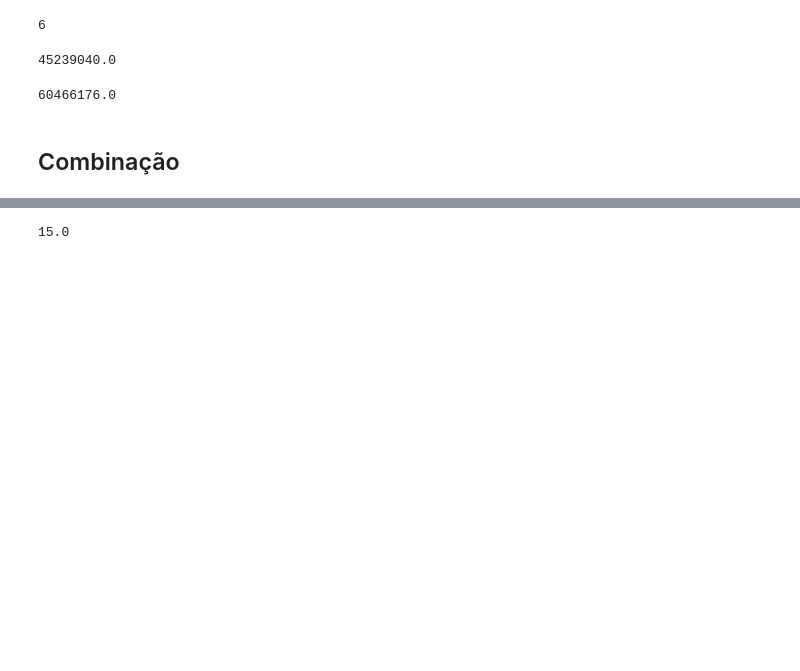
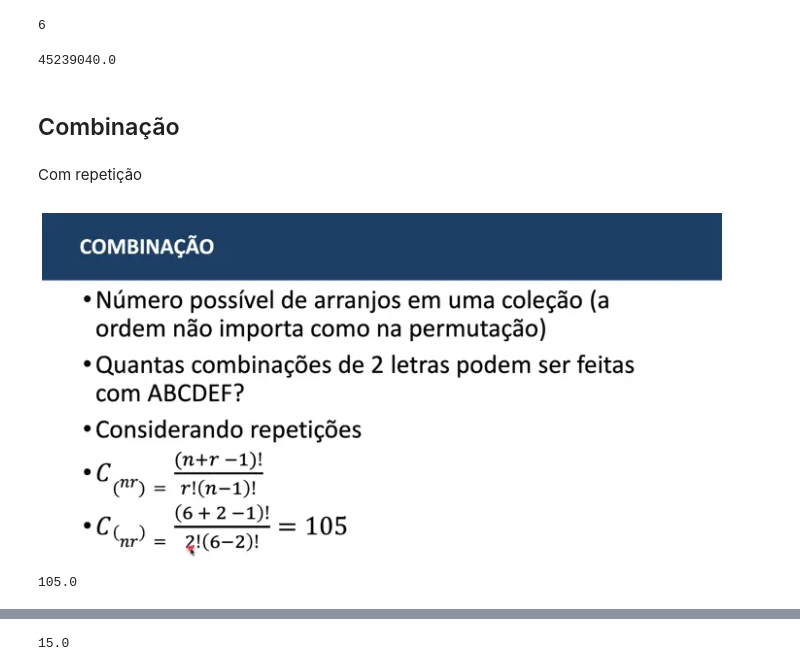
Before and after one commit to fernandovieira1/estat_ML, a Jupyter notebook: probabilidade_permutacao_conjuntos.ipynb, the cells around one changed output, grey strips where cells are left out. Saved outputs shown, nothing was run; the diff lists cells and outputs as text; code cells hidden in the pictures; blank space fills up the shorter version.

```diff
--- a/probabilidade_permutacao_conjuntos.ipynb
+++ b/probabilidade_permutacao_conjuntos.ipynb
@@ -20,9 +28,16 @@ math.factorial(3)
 math.factorial(36) / math.factorial(36 - 5)
 # %% [output]
 45239040.0
-# %%
-math.pow(36, 5)
-# %% [output]
-60466176.0
 # %% [markdown]
 ## Combinação
+# %% [markdown]
+Com repetição
+# %%
+from IPython.display import Image
+Image(filename='combinacao_repeticao.png')
+# %% [output]
+[figure, added]
+# %%
+math.factorial(6+2-1) / (math.factorial(2) * math.factorial(6 - 2))
+# %% [output]
+105.0
```
Also changed, not shown: parts of 54 cells of this notebook, 6 other files.
